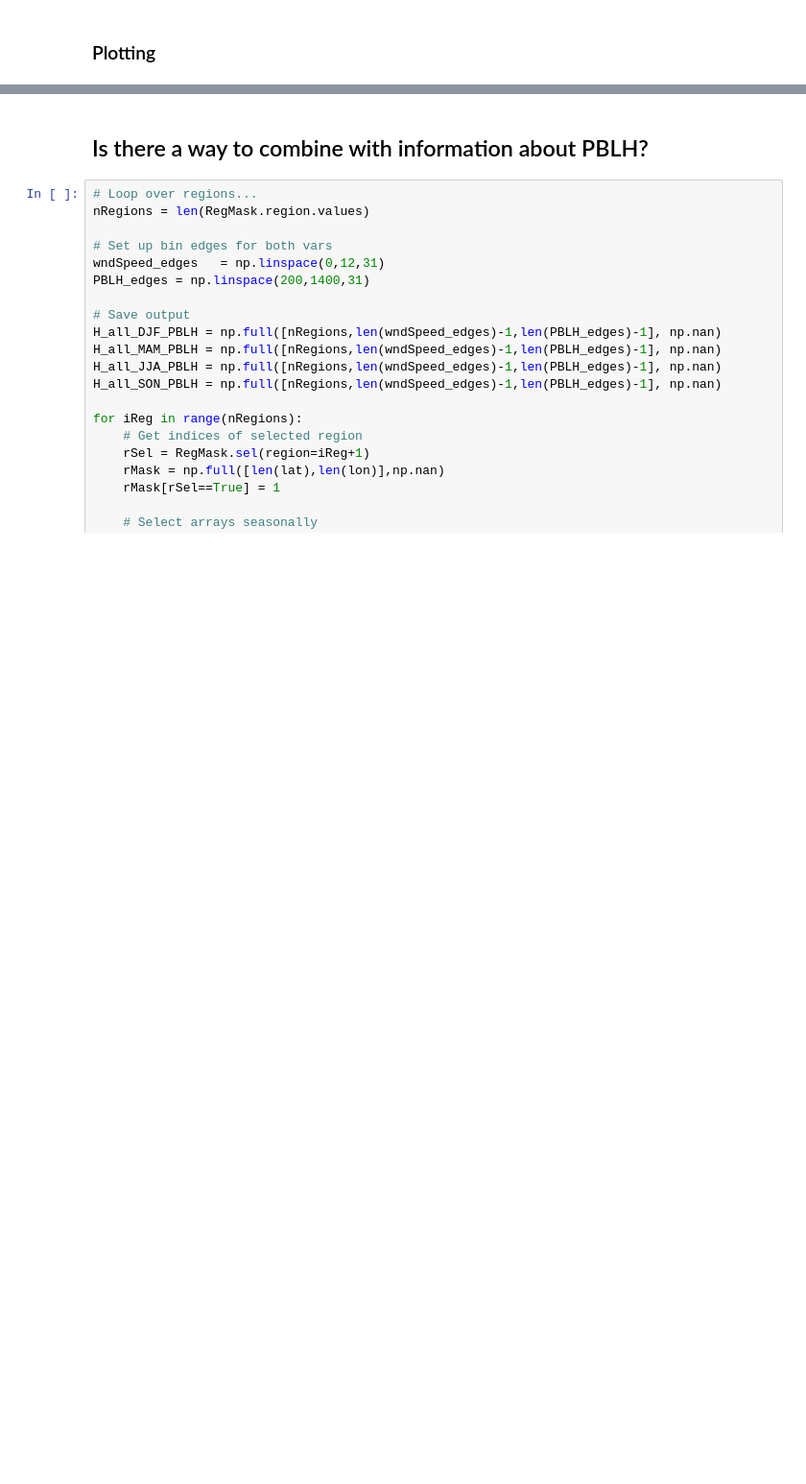
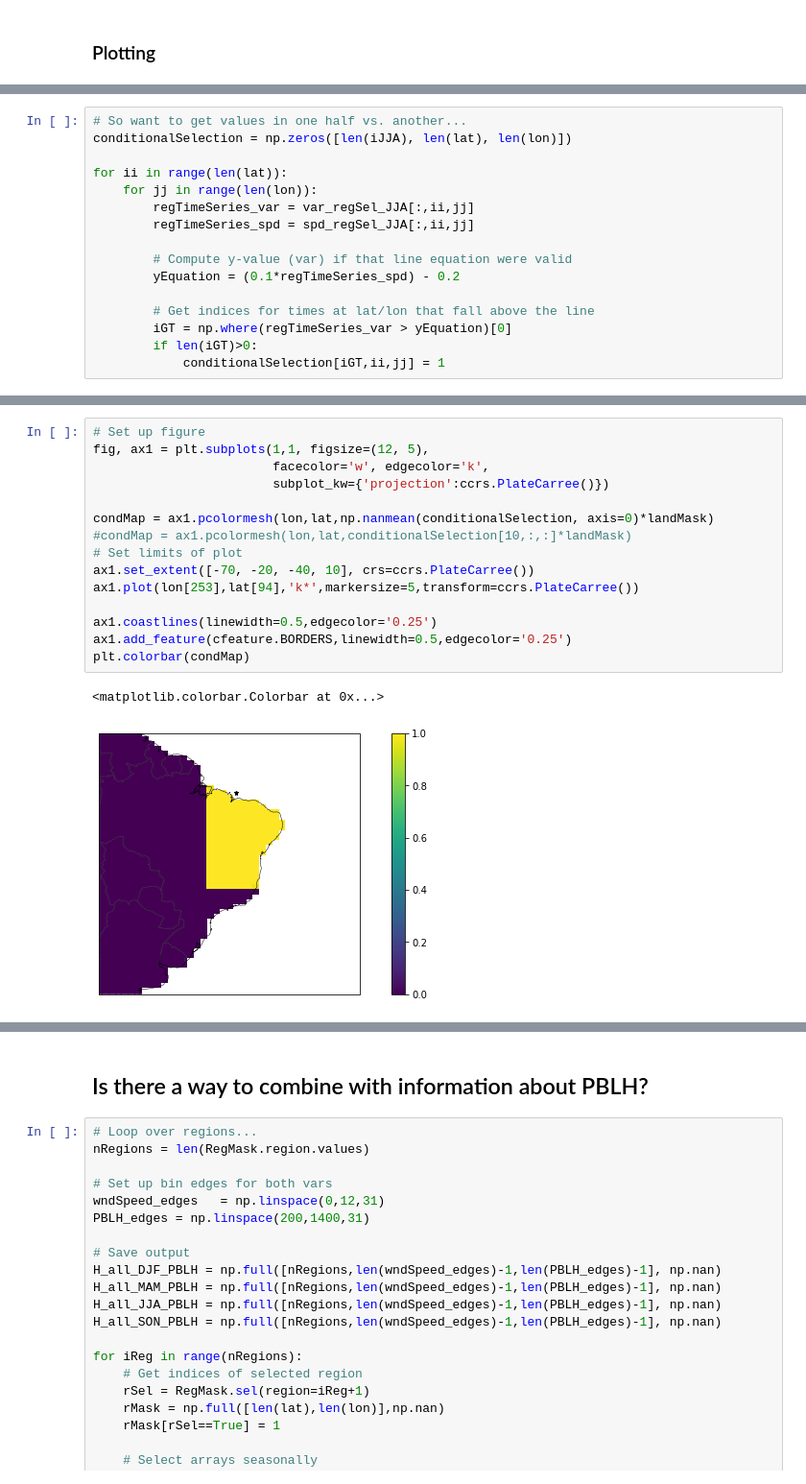
Before and after one commit to megandevlan/CLUBB_statistics, a Jupyter notebook: Regional_CombineUV.ipynb, the cells around one changed output, grey strips where cells are left out. Shown at 96% size. Drawn from its saved outputs; the diff is of its cells as text; blank space fills up the shorter version.

```diff
--- a/Regional_CombineUV.ipynb
+++ b/Regional_CombineUV.ipynb
@@ -450,0 +829,16 @@ for iReg in range(2):
+# %%
+# So want to get values in one half vs. another...
+conditionalSelection = np.zeros([len(iJJA), len(lat), len(lon)])
+
+for ii in range(len(lat)):
+    for jj in range(len(lon)):
+        regTimeSeries_var = var_regSel_JJA[:,ii,jj]
+        regTimeSeries_spd = spd_regSel_JJA[:,ii,jj]
+
+        # Compute y-value (var) if that line equation were valid
+        yEquation = (0.1*regTimeSeries_spd) - 0.2
+
+        # Get indices for times at lat/lon that fall above the line
+        iGT = np.where(regTimeSeries_var > yEquation)[0]
+        if len(iGT)>0:
+            conditionalSelection[iGT,ii,jj] = 1
@@ -450,0 +856,18 @@ for iReg in range(2):
+# %%
+# Set up figure
+fig, ax1 = plt.subplots(1,1, figsize=(12, 5),
+                        facecolor='w', edgecolor='k',
+                        subplot_kw={'projection':ccrs.PlateCarree()})
+
+condMap = ax1.pcolormesh(lon,lat,np.nanmean(conditionalSelection, axis=0)*landMask)
+#condMap = ax1.pcolormesh(lon,lat,conditionalSelection[10,:,:]*landMask)
+# Set limits of plot
+ax1.set_extent([-70, -20, -40, 10], crs=ccrs.PlateCarree())
+ax1.plot(lon[253],lat[94],'k*',markersize=5,transform=ccrs.PlateCarree())
+
+ax1.coastlines(linewidth=0.5,edgecolor='0.25')
+ax1.add_feature(cfeature.BORDERS,linewidth=0.5,edgecolor='0.25')
+plt.colorbar(condMap)
+# %% [output]
+<matplotlib.colorbar.Colorbar at 0x...>
+[figure, added]
```
Also changed, not shown: parts of 26 cells of this notebook.
